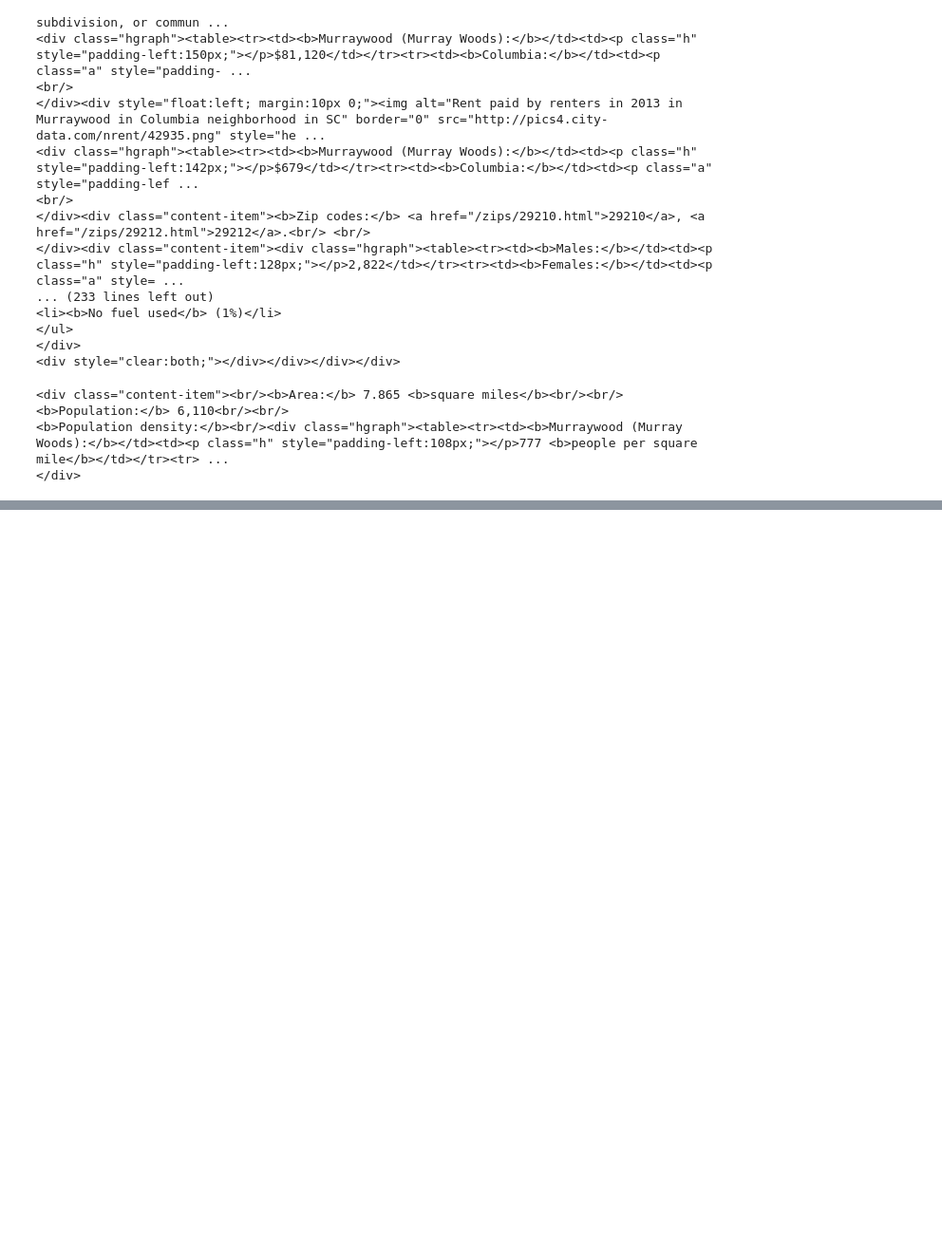
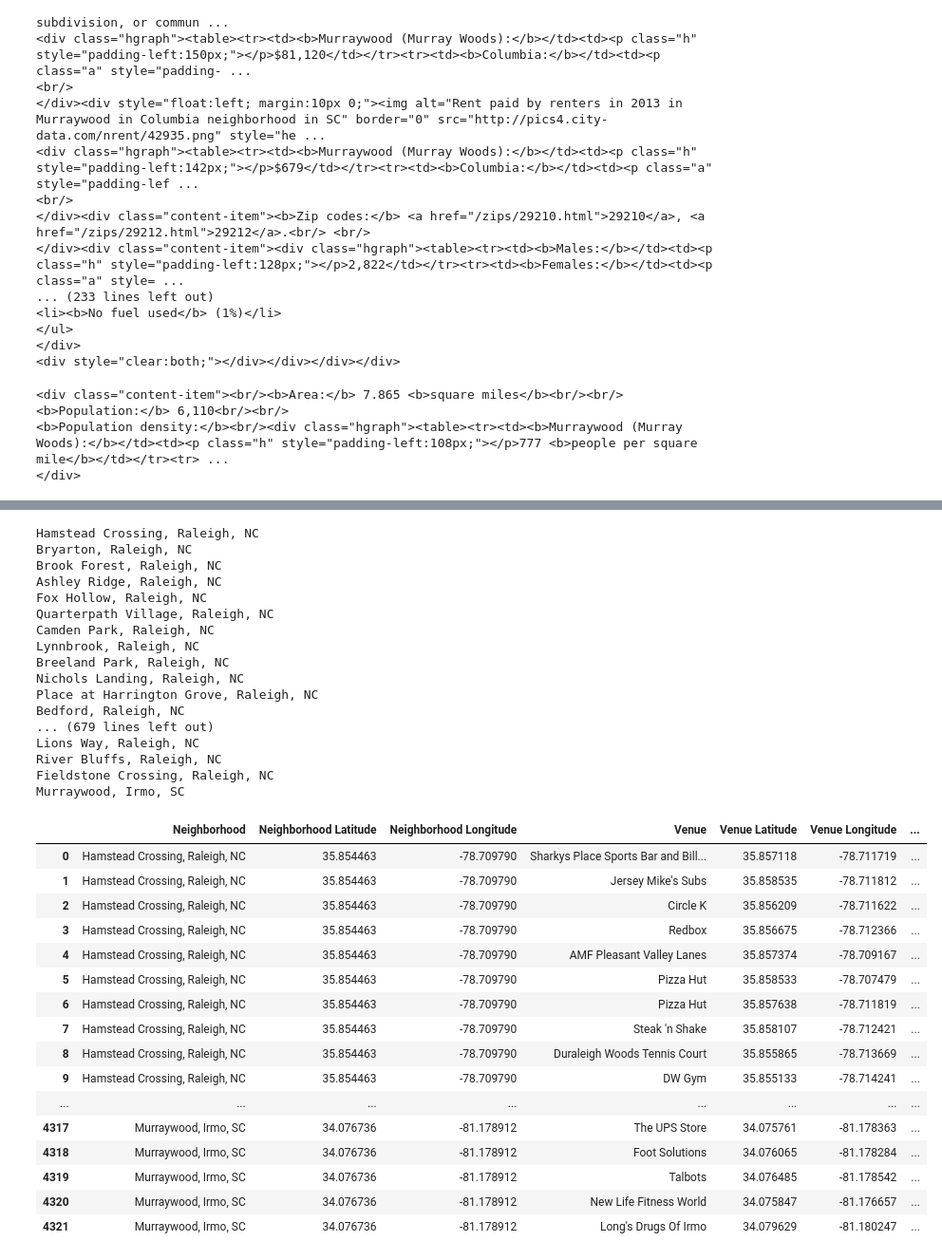
Before and after one commit to abezuglov/neighborhood_analysis, a Jupyter notebook: capstone_project_ideas.ipynb, the cells around one changed output, grey strips where cells are left out. Shown at 95% size. Drawn from its saved outputs; the diff is of its cells as text; code cells hidden in the pictures; blank space fills up the shorter version.

```diff
--- a/capstone_project_ideas.ipynb
+++ b/capstone_project_ideas.ipynb
@@ -549,0 +676,80 @@ Index(['Area:', 'Population:', 'avg household size', 'avg number of cars apts',
+# %%
+def getNearbyVenues(coords, radius=500,limit = 100):
+    # names, latitudes, longitudes = zip(*coords)
+    venues_list=[]
+    for name, lat, lng in coords:
+        print(name)
+        try:
+            # create the API request URL
+            url = 'https://api.foursquare.com/v2/venues/explore?&client_id={}&client_secret={}&v={}&ll={},{}&radius={}&limit={}'.format(
+                CLIENT_ID,
+                CLIENT_SECRET,
+                VERSION,
+                lat,
+                lng,
+                radius,
+                limit)
+
+            # make the GET request
+            results = requests.get(url).json()["response"]['groups'][0]['items']
+
+            # return only relevant information for each nearby venue
+            venues_list.append([(
+                name,
+                lat,
+                lng,
+                v['venue']['name'],
+                v['venue']['location']['lat'],
+                v['venue']['location']['lng'],
+                v['venue']['categories'][0]['name']) for v in results])
+        except:
+            pass
+
+    nearby_venues = pd.DataFrame([item for venue_list in venues_list for item in venue_list])
+    nearby_venues.columns = ['Neighborhood',
+                  'Neighborhood Latitude',
+                  'Neighborhood Longitude',
+                  'Venue',
+                  'Venue Latitude',
+                  'Venue Longitude',
+                  'Venue Category']
+
+    return(nearby_venues)
+# %%
+venues = getNearbyVenues(coords)
+venues
+# %% [output]
+Hamstead Crossing, Raleigh, NC
+Bryarton, Raleigh, NC
+Brook Forest, Raleigh, NC
+Ashley Ridge, Raleigh, NC
+Fox Hollow, Raleigh, NC
+Quarterpath Village, Raleigh, NC
+Camden Park, Raleigh, NC
+Lynnbrook, Raleigh, NC
+Breeland Park, Raleigh, NC
+Nichols Landing, Raleigh, NC
+Place at Harrington Grove, Raleigh, NC
+Bedford, Raleigh, NC
+... (679 lines left out)
+Lions Way, Raleigh, NC
+River Bluffs, Raleigh, NC
+Fieldstone Crossing, Raleigh, NC
+Murraywood, Irmo, SC
+|  | Neighborhood | Neighborhood Latitude | Neighborhood Longitude | Venue | Venue Latitude | Venue Longitude | ... |
+| 0 | Hamstead Crossing, Raleigh, NC | 35.854463 | -78.709790 | Sharkys Place Sports Bar and Bill... | 35.857118 | -78.711719 | ... |
+| 1 | Hamstead Crossing, Raleigh, NC | 35.854463 | -78.709790 | Jersey Mike's Subs | 35.858535 | -78.711812 | ... |
+| 2 | Hamstead Crossing, Raleigh, NC | 35.854463 | -78.709790 | Circle K | 35.856209 | -78.711622 | ... |
+| 3 | Hamstead Crossing, Raleigh, NC | 35.854463 | -78.709790 | Redbox | 35.856675 | -78.712366 | ... |
+| 4 | Hamstead Crossing, Raleigh, NC | 35.854463 | -78.709790 | AMF Pleasant Valley Lanes | 35.857374 | -78.709167 | ... |
+| 5 | Hamstead Crossing, Raleigh, NC | 35.854463 | -78.709790 | Pizza Hut | 35.858533 | -78.707479 | ... |
+| 6 | Hamstead Crossing, Raleigh, NC | 35.854463 | -78.709790 | Pizza Hut | 35.857638 | -78.711819 | ... |
+| 7 | Hamstead Crossing, Raleigh, NC | 35.854463 | -78.709790 | Steak 'n Shake | 35.858107 | -78.712421 | ... |
+| 8 | Hamstead Crossing, Raleigh, NC | 35.854463 | -78.709790 | Duraleigh Woods Tennis Court | 35.855865 | -78.713669 | ... |
+| 9 | Hamstead Crossing, Raleigh, NC | 35.854463 | -78.709790 | DW Gym | 35.855133 | -78.714241 | ... |
+| ... | ... | ... | ... | ... | ... | ... | ... |
+| 4317 | Murraywood, Irmo, SC | 34.076736 | -81.178912 | The UPS Store | 34.075761 | -81.178363 | ... |
+| 4318 | Murraywood, Irmo, SC | 34.076736 | -81.178912 | Foot Solutions | 34.076065 | -81.178284 | ... |
+| 4319 | Murraywood, Irmo, SC | 34.076736 | -81.178912 | Talbots | 34.076485 | -81.178542 | ... |
+| 4320 | Murraywood, Irmo, SC | 34.076736 | -81.178912 | New Life Fitness World | 34.075847 | -81.176657 | ... |
+| 4321 | Murraywood, Irmo, SC | 34.076736 | -81.178912 | Long's Drugs Of Irmo | 34.079629 | -81.180247 | ... |
```
Also changed, not shown: parts of 122 cells of this notebook, 9 other files.
